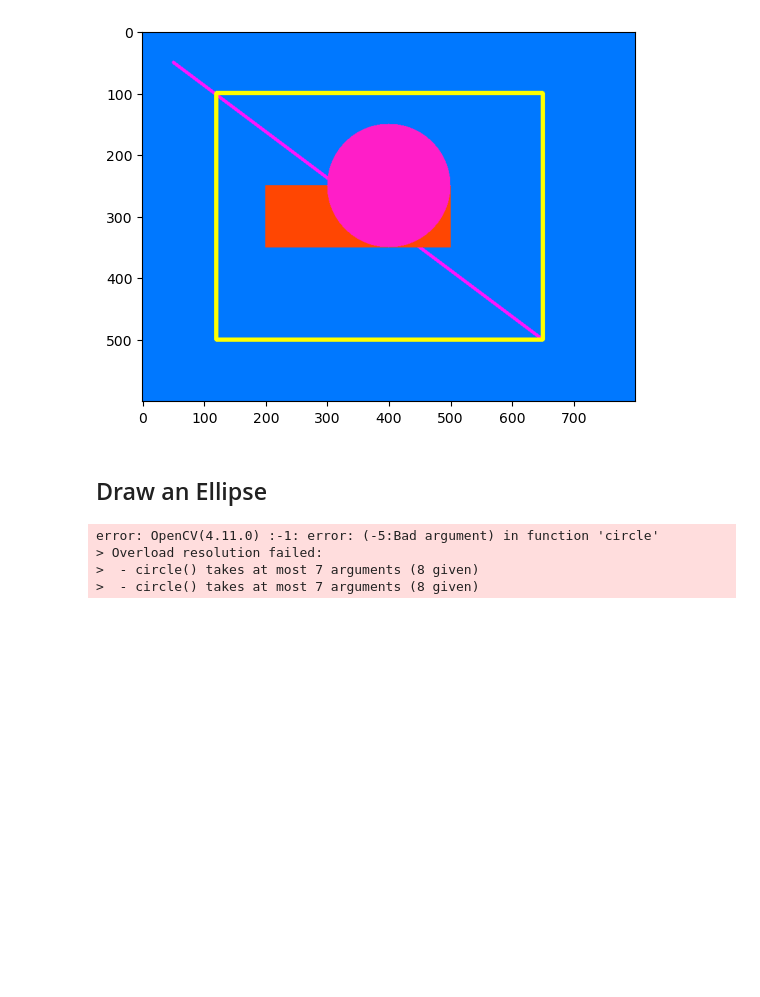
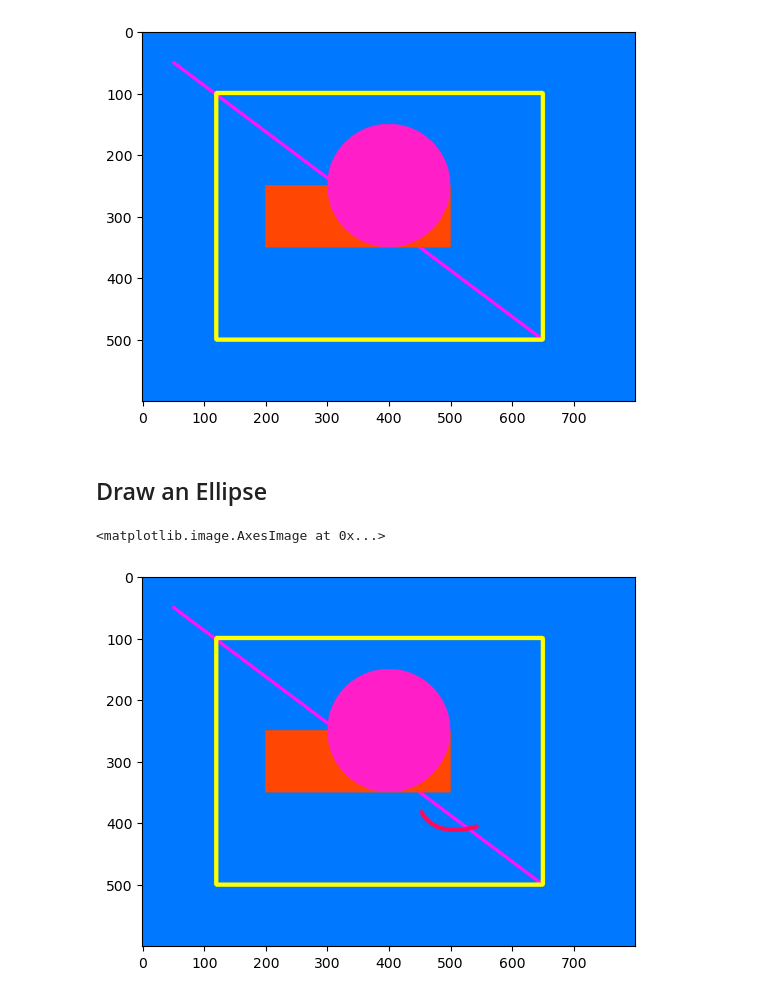
Before and after one commit to aaabdelaziz/Image-Processing, a Jupyter notebook: Python_Implemnetation/7-CreatingShapes.ipynb, the cells around one changed output. Saved outputs shown, nothing was run; the diff lists cells and outputs as text; code cells hidden in the pictures; blank space fills up the shorter version.

```diff
--- a/Python_Implemnetation/7-CreatingShapes.ipynb
+++ b/Python_Implemnetation/7-CreatingShapes.ipynb
@@ -82,21 +82,19 @@ plt.imshow(cv2.cvtColor(canvas, cv2.COLOR_BGR2RGB))
 # %% [markdown]
 ## Draw an Ellipse
 # %%
-center_coordinates = (400,250)
+center_coordinates = (600,250)
 major_axis = 100
-minor_axis = 50
+minor_axis = 200
 
 angle = 43
 start_angle = 100
 end_angle  = 50
 
-line_color = (40, 30, 255) # yellow color
+line_color = (90, 10, 255) # yellow color
 line_thickness = 5
 
-cv2.circle(canvas, center_coordinates, (major_axis,minor_axis), angle, start_angle, end_angle, line_color, line_thickness)
+cv2.ellipse(canvas, center_coordinates, (major_axis,minor_axis), angle, start_angle, end_angle, line_color, line_thickness)
 plt.imshow(cv2.cvtColor(canvas, cv2.COLOR_BGR2RGB))
 # %% [output]
-error: OpenCV(4.11.0) :-1: error: (-5:Bad argument) in function 'circle'
-> Overload resolution failed:
->  - circle() takes at most 7 arguments (8 given)
->  - circle() takes at most 7 arguments (8 given)
+<matplotlib.image.AxesImage at 0x...>
+[figure, added]
```
